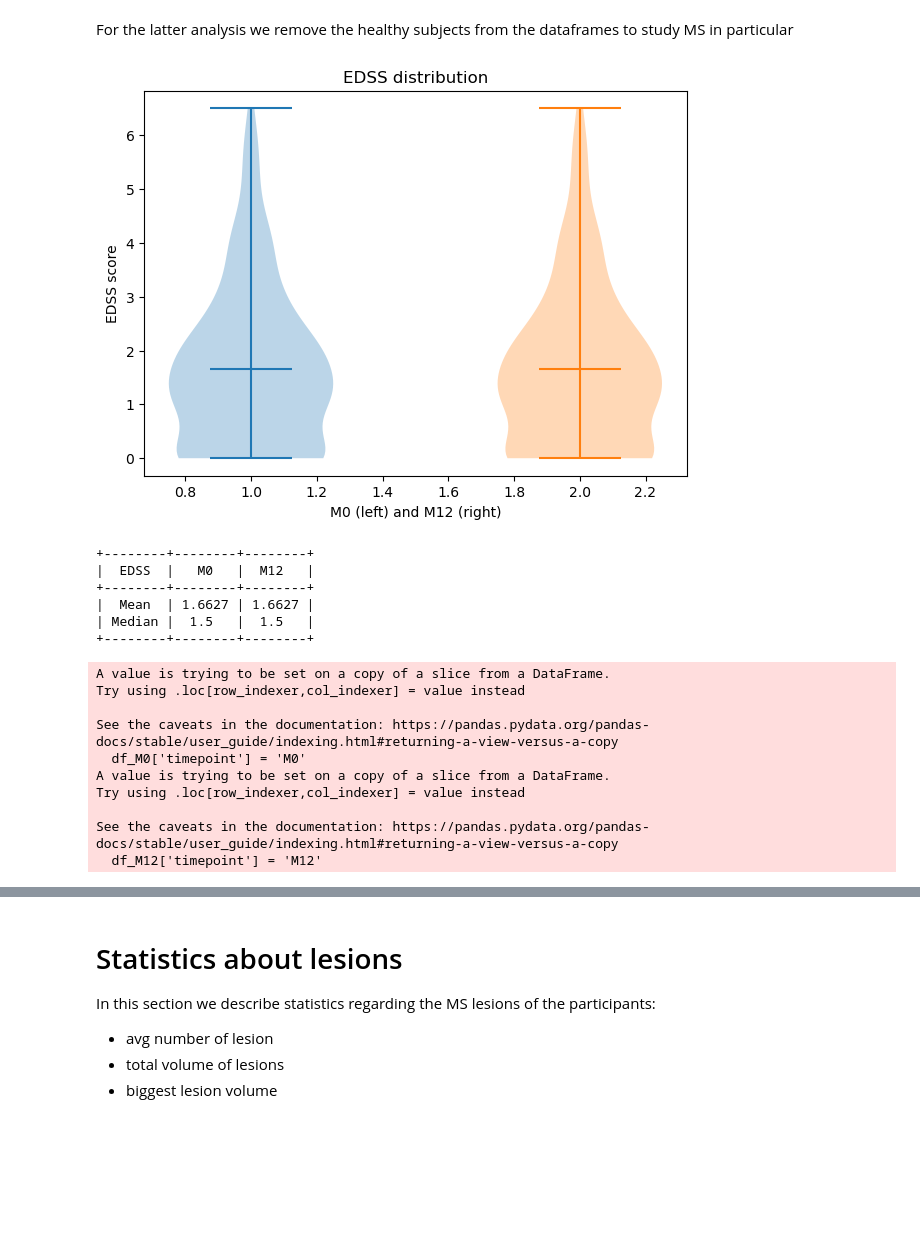
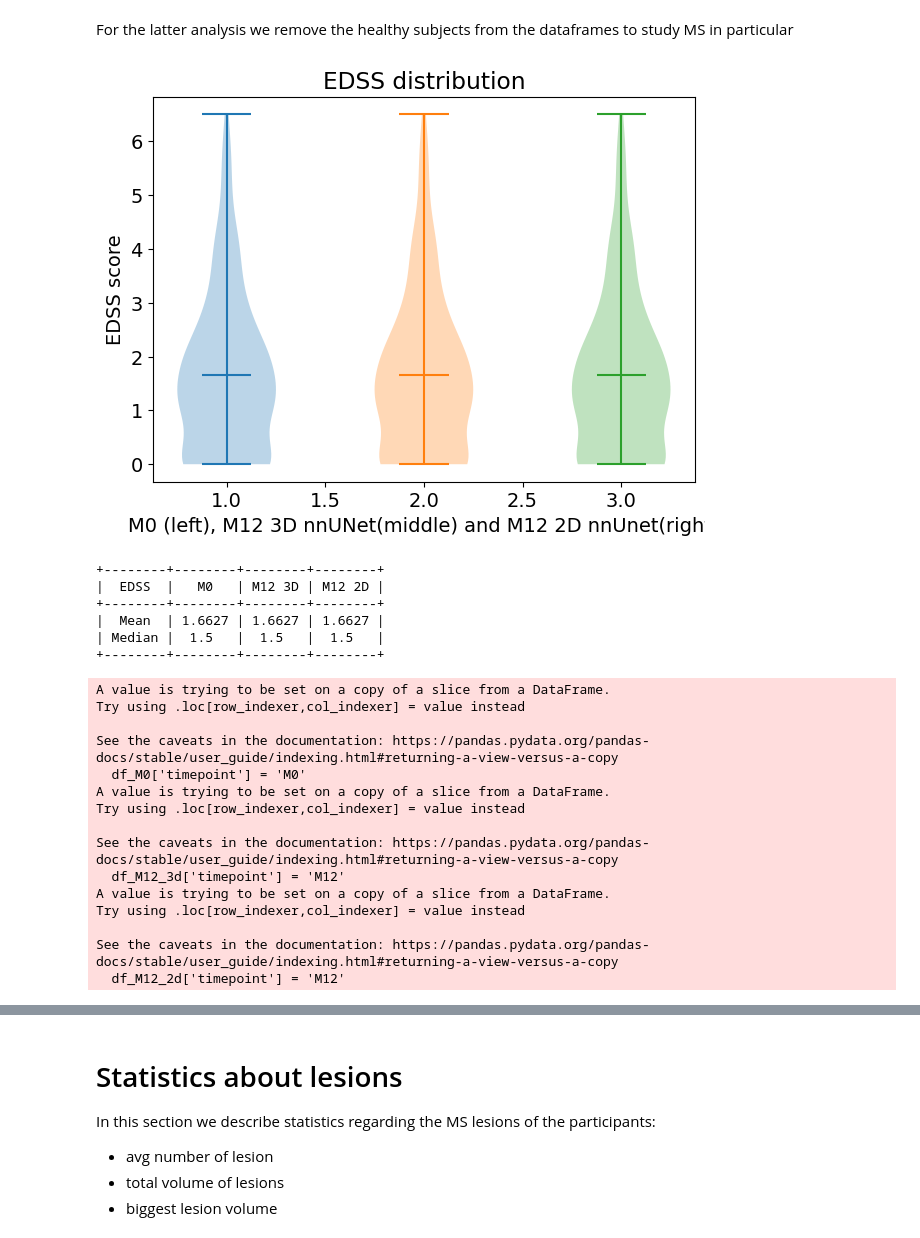
Before and after one commit to ivadomed/canproco, a Jupyter notebook: dataset_analysis/dataframe_analysis.ipynb, the cells around one changed output, grey strips where cells are left out. Saved outputs shown, nothing was run; the diff lists cells and outputs as text; code cells hidden in the pictures; blank space fills up the shorter version.

Commit message:
formatted the dataframe analysis notebook

```diff
--- a/dataset_analysis/dataframe_analysis.ipynb
+++ b/dataset_analysis/dataframe_analysis.ipynb
@@ -41,14 +41,17 @@ We import the dataframe and exclude the subjects which are in the `exclude.yml`
 #load dataframes
 df_M0_path = '/Users/plbenveniste/tmp_romane/canproco/project/canproco_final/dataframes/dataframe_M0/dataframe.csv'
 df_M0_all = pd.read_csv(df_M0_path)
-df_M12_path = '/Users/plbenveniste/tmp_romane/canproco/project/canproco_final/dataframes/dataframe_M12_3d/dataframe.csv'
-df_M12_all = pd.read_csv(df_M12_path)
+df_M12_3d_path = '/Users/plbenveniste/tmp_romane/canproco/project/canproco_final/dataframes/dataframe_M12_3d/dataframe.csv'
+df_M12_3d_all = pd.read_csv(df_M12_3d_path)
+df_M12_2d_path = '/Users/plbenveniste/tmp_romane/canproco/project/canproco_final/dataframes/dataframe_M12_2d/dataframe.csv'
+df_M12_2d_all = pd.read_csv(df_M12_2d_path)
 # %% [markdown]
 We replace NaN values by 0 in the dataset
 # %%
 #we replace all the NaN values by 0
 df_M0_all = df_M0_all.fillna(0)
-df_M12_all = df_M12_all.fillna(0)
+df_M12_3d_all = df_M12_3d_all.fillna(0)
+df_M12_2d_all = df_M12_2d_all.fillna(0)
 # %% [markdown]
 # General statistics
 
@@ -100,35 +103,38 @@ For the latter analysis we remove the healthy subjects from the dataframes to st
 # %%
 #removal of healthy controls
 df_M0 = df_M0_all[df_M0_all.pathology != 'HC']
-df_M12 = df_M12_all[df_M12_all.pathology != 'HC']
+df_M12_3d = df_M12_3d_all[df_M12_3d_all.pathology != 'HC']
+df_M12_2d = df_M12_2d_all[df_M12_2d_all.pathology != 'HC']
 # %%
 #now we can plot the edss distribution
 plt.figure(figsize=(7, 5))
 plt.violinplot(df_M0.edss.dropna(), showmeans=True, positions=[1])
-plt.violinplot(df_M12.edss.dropna(), showmeans=True, positions=[2])
-plt.xlabel('M0 (left) and M12 (right)')
+plt.violinplot(df_M12_3d.edss.dropna(), showmeans=True, positions=[2])
+plt.violinplot(df_M12_2d.edss.dropna(), showmeans=True, positions=[3])
+plt.xlabel('M0 (left), M12 3D nnUNet(middle) and M12 2D nnUnet(right)')
 plt.ylabel('EDSS score')
 plt.title('EDSS distribution')
 plt.show()
 
 #we print a table for comparison of the edss scores
 table = PrettyTable()
-table.field_names = ['EDSS', 'M0', 'M12']
-table.add_row(['Mean', round(df_M0.edss.dropna().mean(),4), round(df_M12.edss.dropna().mean(),4)])
-table.add_row(['Median', round(df_M0.edss.dropna().median(),4), round(df_M12.edss.dropna().median(),4)])
+table.field_names = ['EDSS', 'M0', 'M12 3D', 'M12 2D']
+table.add_row(['Mean', round(df_M0.edss.dropna().mean(),4), round(df_M12_3d.edss.dropna().mean(),4), round(df_M12_2d.edss.dropna().mean(),4)])
+table.add_row(['Median', round(df_M0.edss.dropna().median(),4), round(df_M12_3d.edss.dropna().median(),4), round(df_M12_2d.edss.dropna().median(),4)])
 print(table)
 # %% [output]
-[figure, old version]
+[figure, new version]
-+--------+--------+--------+
-|  EDSS  |   M0   |  M12   |
-+--------+--------+--------+
-|  Mean  | 1.6627 | 1.6627 |
-| Median |  1.5   |  1.5   |
-+--------+--------+--------+
++--------+--------+--------+--------+
+|  EDSS  |   M0   | M12 3D | M12 2D |
++--------+--------+--------+--------+
+|  Mean  | 1.6627 | 1.6627 | 1.6627 |
+| Median |  1.5   |  1.5   |  1.5   |
++--------+--------+--------+--------+
 # %%
 #we add the timepoint to the dataframe
 df_M0['timepoint'] = 'M0'
-df_M12['timepoint'] = 'M12'
+df_M12_3d['timepoint'] = 'M12'
+df_M12_2d['timepoint'] = 'M12'
 # %% [output]
 A value is trying to be set on a copy of a slice from a DataFrame.
 Try using .loc[row_indexer,col_indexer] = value instead
@@ -139,6 +145,11 @@ A value is trying to be set on a copy of a slice from a DataFrame.
 Try using .loc[row_indexer,col_indexer] = value instead
 
 See the caveats in the documentation: https://pandas.pydata.org/pandas-docs/stable/user_guide/indexing.html#returning-a-view-versus-a-copy
-  df_M12['timepoint'] = 'M12'
+  df_M12_3d['timepoint'] = 'M12'
+A value is trying to be set on a copy of a slice from a DataFrame.
+Try using .loc[row_indexer,col_indexer] = value instead
+
+See the caveats in the documentation: https://pandas.pydata.org/pandas-docs/stable/user_guide/indexing.html#returning-a-view-versus-a-copy
+  df_M12_2d['timepoint'] = 'M12'
 # %%
 # now we can concatenate the two dataframes
```
Also changed, not shown: parts of 14 cells of this notebook.
